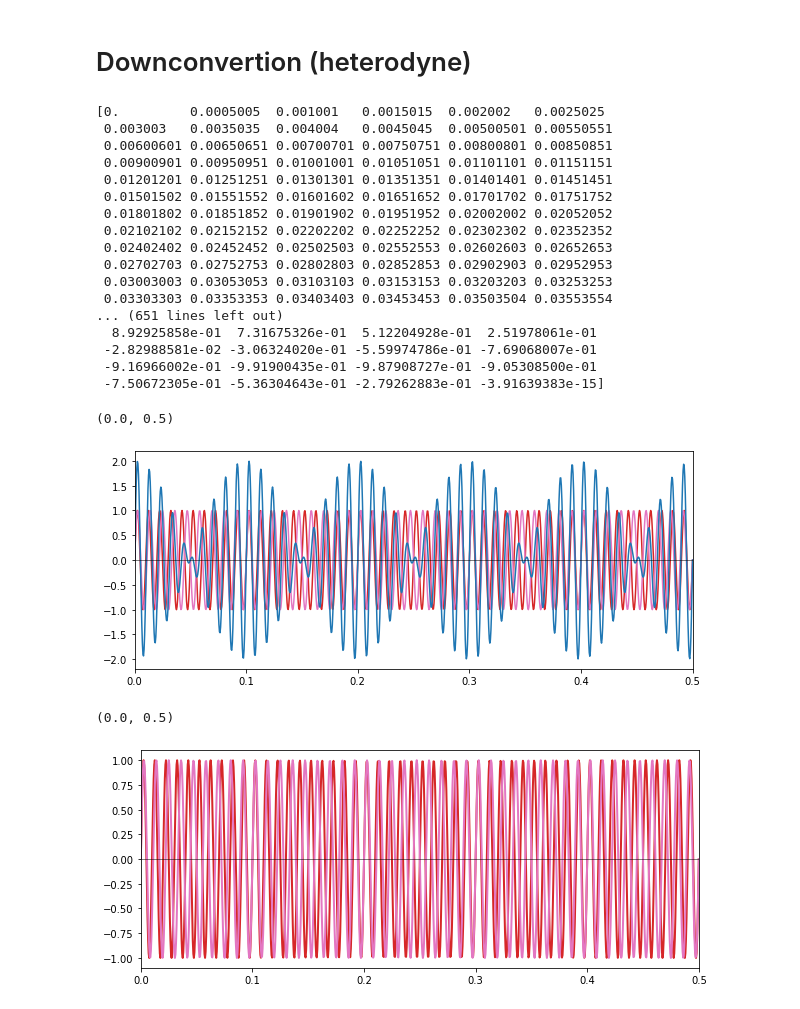
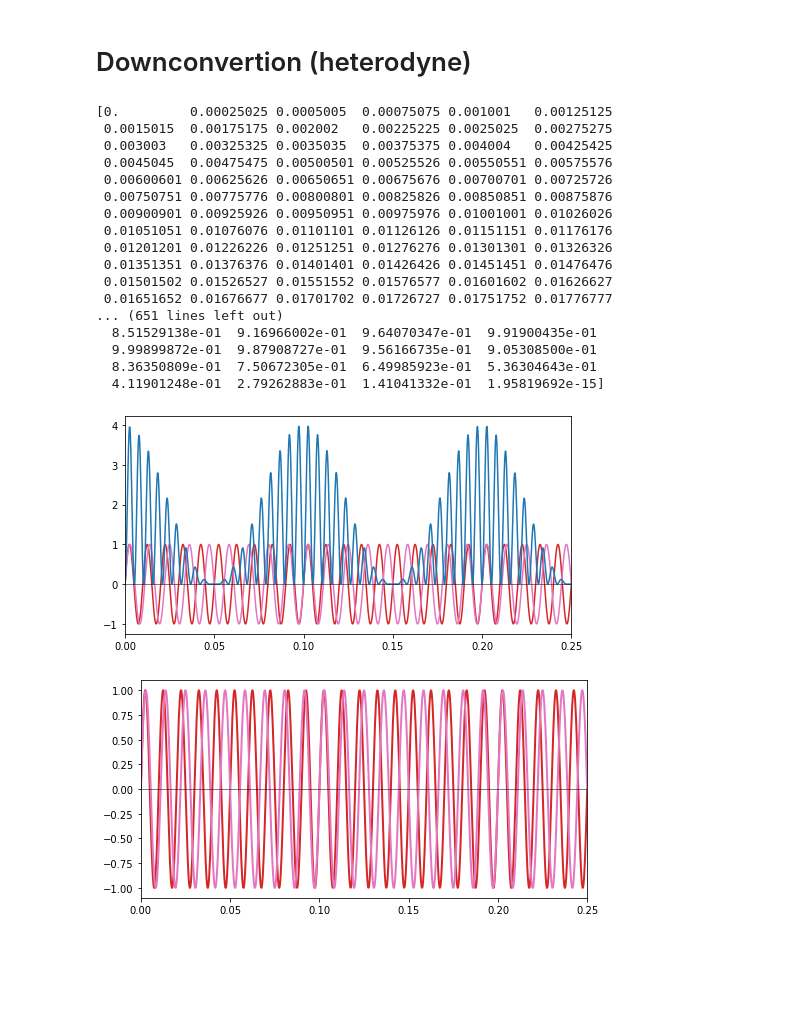
Before and after one commit to sadachi5/dosue-analysis, a Jupyter notebook: Misc/20220901_mixer.ipynb, the cells around one changed output. Drawn from its saved outputs; the diff is of its cells as text; code cells hidden in the pictures; blank space fills up the shorter version.

```diff
--- a/Misc/20220901_mixer.ipynb
+++ b/Misc/20220901_mixer.ipynb
@@ -6,52 +6,53 @@ import sys
 import numpy as np
 from matplotlib import pyplot as plt
 # %%
-time = np.linspace(0,0.5,1000)
+time = np.linspace(0,0.25,1000)
 freq_rf = 100
 freq_lo = 90
 A_rf = 1
 A_lo = 1
 rf = A_rf * np.sin(2*np.pi*time*freq_rf)
 lo = A_lo * np.sin(2*np.pi*time*freq_lo)
-mix = rf + lo
+mix = (rf + lo)**2
+figsize = (8,4)
 print(time)
 print(rf)
 print(lo)
 # %% [output]
-[0.         0.0005005  0.001001   0.0015015  0.002002   0.0025025
- 0.003003   0.0035035  0.004004   0.0045045  0.00500501 0.00550551
- 0.00600601 0.00650651 0.00700701 0.00750751 0.00800801 0.00850851
- 0.00900901 0.00950951 0.01001001 0.01051051 0.01101101 0.01151151
- 0.01201201 0.01251251 0.01301301 0.01351351 0.01401401 0.01451451
- 0.01501502 0.01551552 0.01601602 0.01651652 0.01701702 0.01751752
- 0.01801802 0.01851852 0.01901902 0.01951952 0.02002002 0.02052052
- 0.02102102 0.02152152 0.02202202 0.02252252 0.02302302 0.02352352
- 0.02402402 0.02452452 0.02502503 0.02552553 0.02602603 0.02652653
- 0.02702703 0.02752753 0.02802803 0.02852853 0.02902903 0.02952953
- 0.03003003 0.03053053 0.03103103 0.03153153 0.03203203 0.03253253
- 0.03303303 0.03353353 0.03403403 0.03453453 0.03503504 0.03553554
+[0.         0.00025025 0.0005005  0.00075075 0.001001   0.00125125
+ 0.0015015  0.00175175 0.002002   0.00225225 0.0025025  0.00275275
+ 0.003003   0.00325325 0.0035035  0.00375375 0.004004   0.00425425
+ 0.0045045  0.00475475 0.00500501 0.00525526 0.00550551 0.00575576
+ 0.00600601 0.00625626 0.00650651 0.00675676 0.00700701 0.00725726
+ 0.00750751 0.00775776 0.00800801 0.00825826 0.00850851 0.00875876
+ 0.00900901 0.00925926 0.00950951 0.00975976 0.01001001 0.01026026
+ 0.01051051 0.01076076 0.01101101 0.01126126 0.01151151 0.01176176
+ 0.01201201 0.01226226 0.01251251 0.01276276 0.01301301 0.01326326
+ 0.01351351 0.01376376 0.01401401 0.01426426 0.01451451 0.01476476
+ 0.01501502 0.01526527 0.01551552 0.01576577 0.01601602 0.01626627
+ 0.01651652 0.01676677 0.01701702 0.01726727 0.01751752 0.01776777
 ... (651 lines left out)
-  8.92925858e-01  7.31675326e-01  5.12204928e-01  2.51978061e-01
- -2.82988581e-02 -3.06324020e-01 -5.59974786e-01 -7.69068007e-01
- -9.16966002e-01 -9.91900435e-01 -9.87908727e-01 -9.05308500e-01
- -7.50672305e-01 -5.36304643e-01 -2.79262883e-01 -3.91639383e-15]
+  8.51529138e-01  9.16966002e-01  9.64070347e-01  9.91900435e-01
+  9.99899872e-01  9.87908727e-01  9.56166735e-01  9.05308500e-01
+  8.36350809e-01  7.50672305e-01  6.49985923e-01  5.36304643e-01
+  4.11901248e-01  2.79262883e-01  1.41041332e-01  1.95819692e-15]
 # %%
-fig = plt.figure(figsize=(10,4))
+fig = plt.figure(figsize=figsize)
 plt.plot(time, rf, c='tab:red')
 plt.plot(time, lo, c='tab:pink')
 plt.plot(time, mix, c='tab:blue')
 plt.plot([time[0],time[-1]], [0,0], c='black', lw=0.5)
 plt.xlim(time[0],time[-1])
+plt.savefig('output/mixer_all.pdf')
 # %% [output]
-(0.0, 0.5)
-[figure, old version]
+[figure, new version]
 # %%
-fig = plt.figure(figsize=(10,4))
+fig = plt.figure(figsize=figsize)
 plt.plot(time, rf, c='tab:red', lw=2)
 plt.plot(time, lo, c='tab:pink', lw=2)
 plt.plot([time[0],time[-1]], [0,0], c='black', lw=0.5)
 plt.xlim(time[0],time[-1])
+plt.savefig('output/mixer_RF-LO.pdf')
 # %% [output]
-(0.0, 0.5)
-[figure, old version]
+[figure, new version]
 # %%
```
Also changed, not shown: parts of 2 cells of this notebook, 2 other files.
